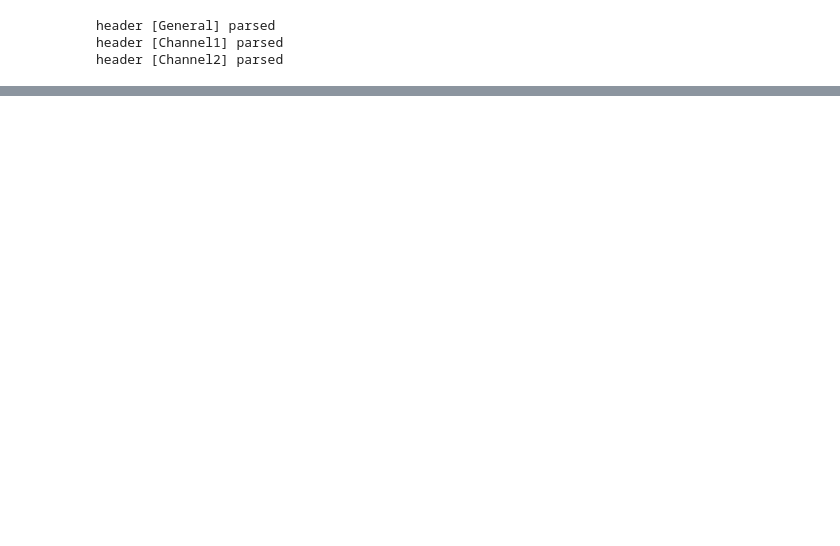
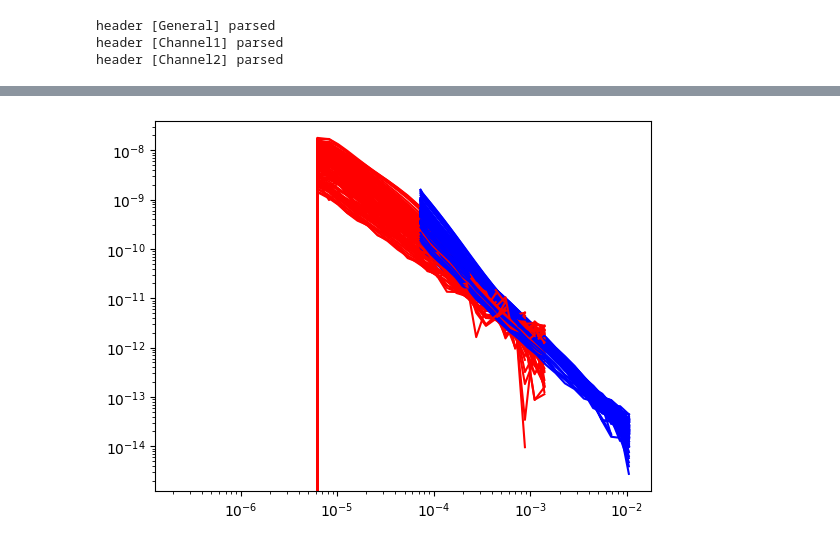
Before and after one commit to emerald-geomodelling/simpeg-simpleem-examples, a Jupyter notebook: measured_inversion.ipynb, the cells around one changed output, grey strips where cells are left out. Drawn from its saved outputs; the diff is of its cells as text; code cells hidden in the pictures; blank space fills up the shorter version.

```diff
--- a/measured_inversion.ipynb
+++ b/measured_inversion.ipynb
@@ -57,14 +46,0 @@ measured.flightlines.tilt_y -= 270
-# %%
-CalibratedSystem = SimPEG.electromagnetics.utils.static_instrument.dual.DualMomentTEMXYZSystem.load_gex(gex)
-inv = CalibratedSystem(
-    measured,
-    gate_filter__start_lm=7,
-    gate_filter__end_lm=15,
-    gate_filter__start_hm=15,
-    gate_filter__end_hm=30,
-)
-
-for row in range(0, 10):
-    plt.loglog(inv.times[1], inv.xyz.layer_data["dbdt_ch2gt"].iloc[row], color="blue")
-    plt.loglog(inv.times[0], inv.xyz.layer_data["dbdt_ch1gt"].iloc[row], color="red")
-    #plt.show()
@@ -114,0 +58,7 @@ inv.l2.plot()
+# %%
+for row in range(0, len(measured.flightlines)):
+    plt.loglog(gex.gate_times('Channel2')[:,0], measured.layer_data["dbdt_ch2gt"].iloc[row], color="blue")
+    plt.loglog(gex.gate_times('Channel1')[:,0], measured.layer_data["dbdt_ch1gt"].iloc[row], color="red")
+plt.show()
+# %% [output]
+[figure, added]
```
Also changed, not shown: parts of 24 cells of this notebook.
